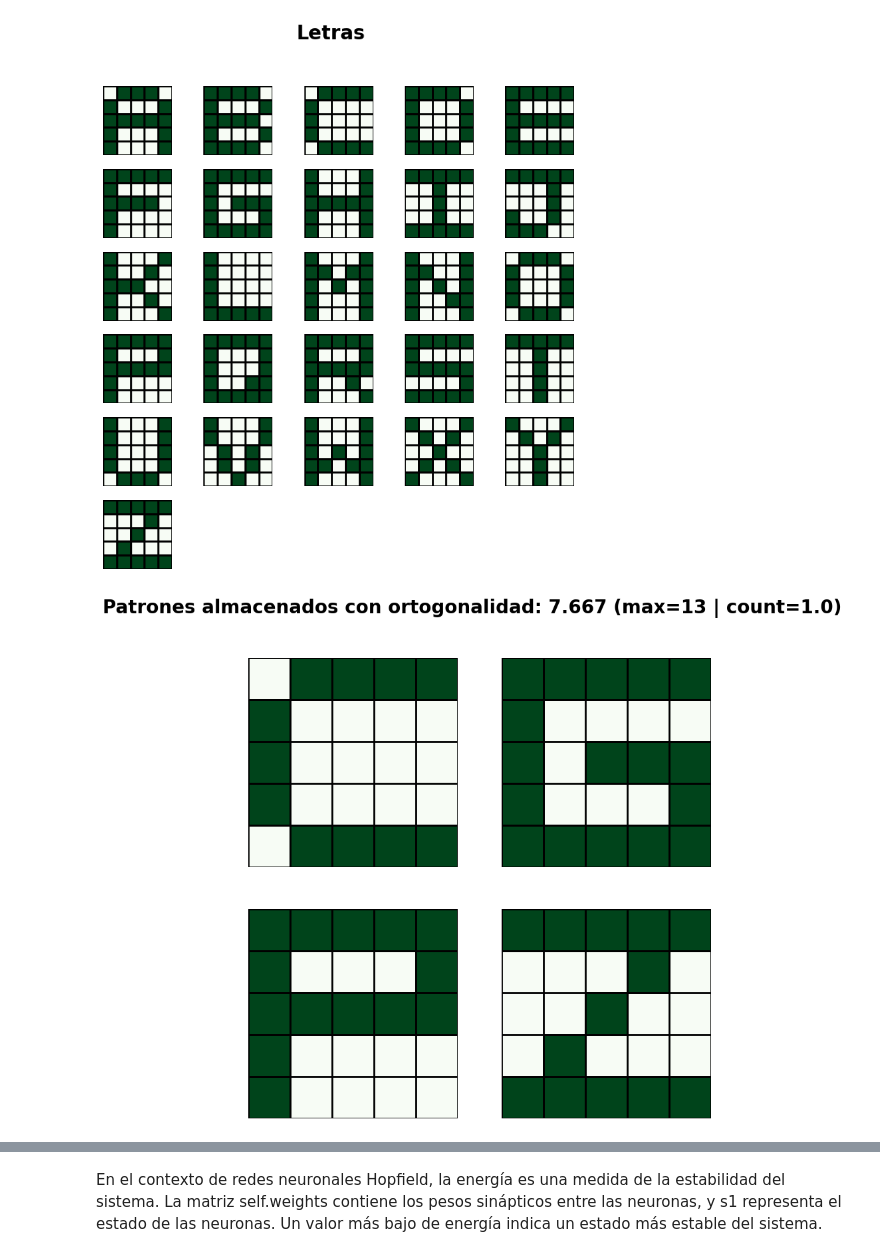
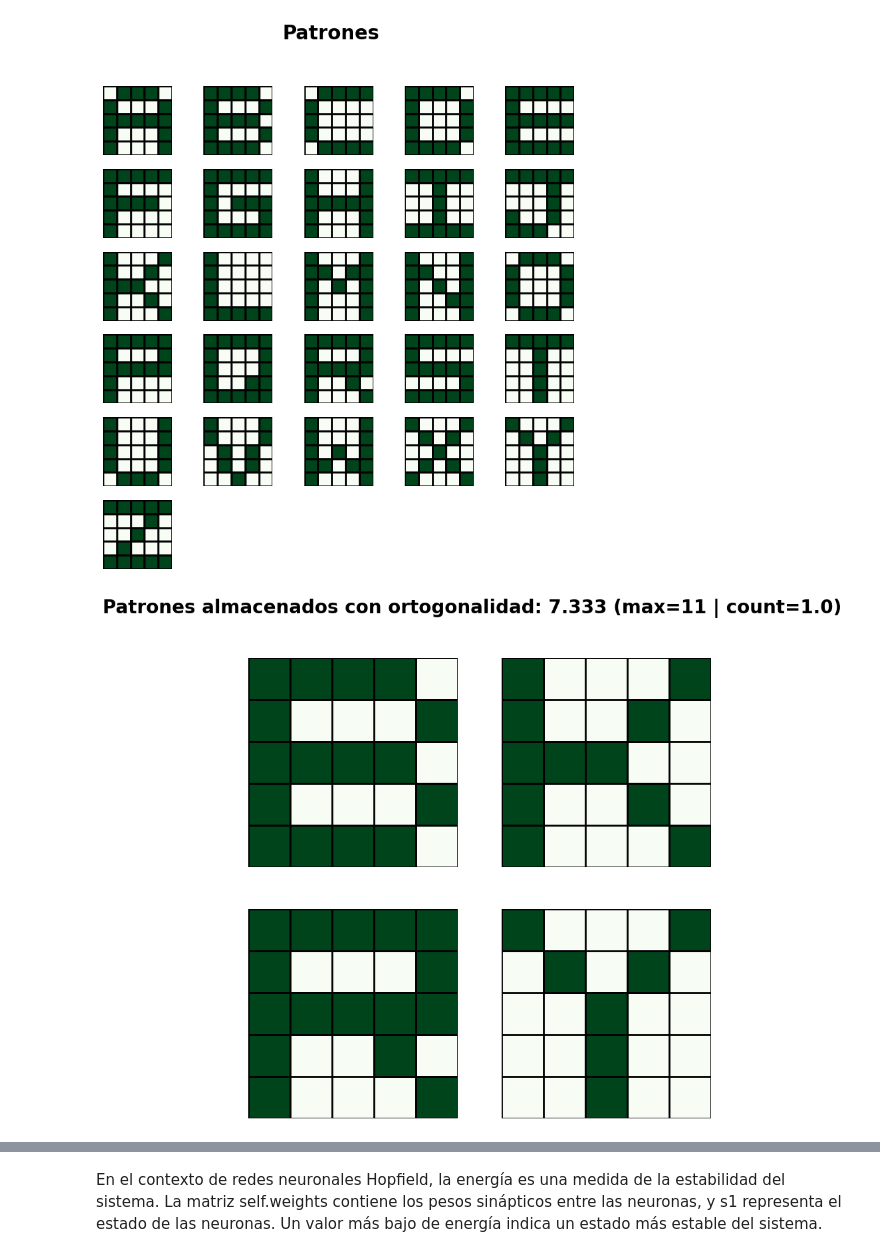
Before and after one commit to marianopm/sia-tp4-2, a Jupyter notebook: hopfield-test.ipynb, the cells around one changed output, grey strips where cells are left out. Saved outputs shown, nothing was run; the diff lists cells and outputs as text; code cells hidden in the pictures.

```diff
--- a/hopfield-test.ipynb
+++ b/hopfield-test.ipynb
@@ -1,16 +1,17 @@
 # %%
 from src.HopfieldModel import *
-letras = get_patterns('data/letters.txt')
-plot_patterns(letras, 'Letras')
+
+letras = get_patterns("data/letters.txt")
+plot_patterns(letras, "Patrones")
 # %% [output]
-[figure, old version]
+[figure, new version]
 # %%
-epochs = 100
-mutate_rate = 0.2
+EPOCHS = 100
+MUTATE_PROB = 0.2
 
-letras_to_train = [letras[2],letras[6],letras[15],letras[25]]
-letras_to_train = np.array(letras_to_train)
-mean_dot_product, max_value, max_dot_product = ortogonality(letras_to_train)
-plot_patterns(letras_to_train, f"Patrones almacenados con ortogonalidad: {mean_dot_product} (max={max_value} | count={max_dot_product})")
+letters_to_train = [letras[1], letras[10], letras[17], letras[24]]
+letters_to_train = np.array(letters_to_train)
+mean_dot_product, max_value, max_dot_product = ortogonality(letters_to_train)
+plot_patterns(letters_to_train, f"Patrones almacenados con ortogonalidad: {mean_dot_product} (max={max_value} | count={max_dot_product})")
 # %% [output]
-[figure, old version]
+[figure, new version]
```
Also changed, not shown: parts of 4 cells of this notebook.
